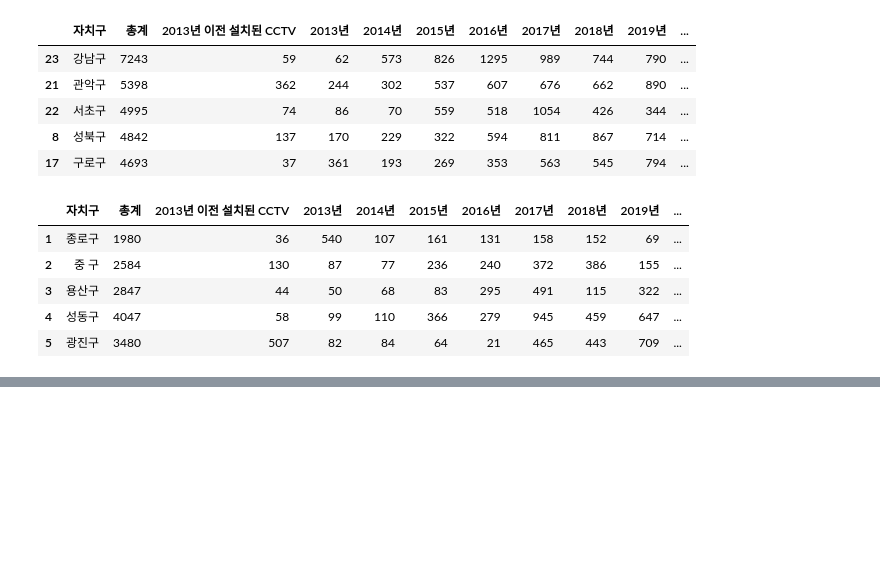
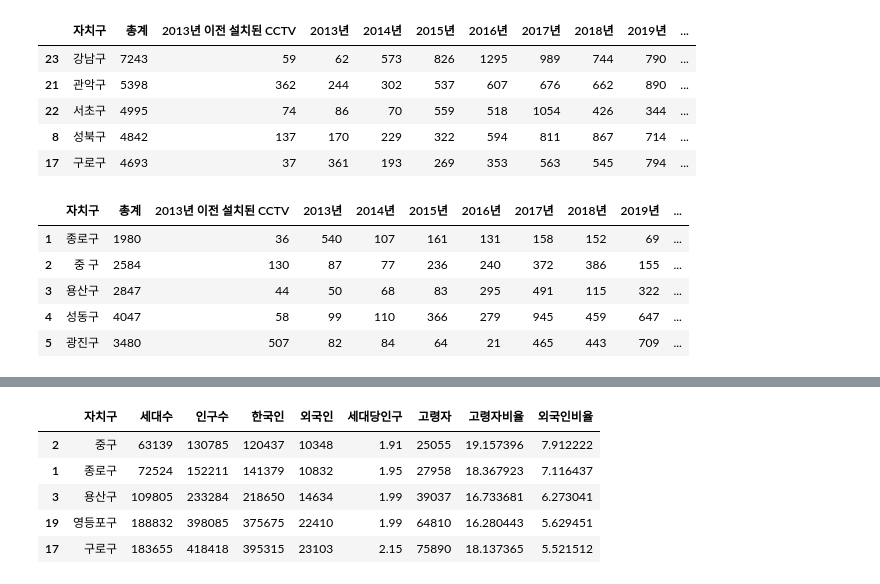
Before and after one commit to shared-repo/green-data-analysis, a Jupyter notebook: workspace/data-analysis-basic/eda-package-06.ipynb, the cells around one changed output, grey strips where cells are left out. Saved outputs shown, nothing was run; the diff lists cells and outputs as text; code cells hidden in the pictures; blank space fills up the shorter version.

```diff
--- a/workspace/data-analysis-basic/eda-package-06.ipynb
+++ b/workspace/data-analysis-basic/eda-package-06.ipynb
@@ -46,0 +100,11 @@ seoul_cctv.head()
+# %%
+seoul_population.sort_values(by="인구수", ascending=False).head()
+seoul_population.sort_values(by="고령자비율", ascending=False).head()
+seoul_population.sort_values(by="외국인비율", ascending=False).head()
+# %% [output]
+|  | 자치구 | 세대수 | 인구수 | 한국인 | 외국인 | 세대당인구 | 고령자 | 고령자비율 | 외국인비율 |
+| 2 | 중구 | 63139 | 130785 | 120437 | 10348 | 1.91 | 25055 | 19.157396 | 7.912222 |
+| 1 | 종로구 | 72524 | 152211 | 141379 | 10832 | 1.95 | 27958 | 18.367923 | 7.116437 |
+| 3 | 용산구 | 109805 | 233284 | 218650 | 14634 | 1.99 | 39037 | 16.733681 | 6.273041 |
+| 19 | 영등포구 | 188832 | 398085 | 375675 | 22410 | 1.99 | 64810 | 16.280443 | 5.629451 |
+| 17 | 구로구 | 183655 | 418418 | 395315 | 23103 | 2.15 | 75890 | 18.137365 | 5.521512 |
```
Also changed, not shown: parts of 7 cells of this notebook.
